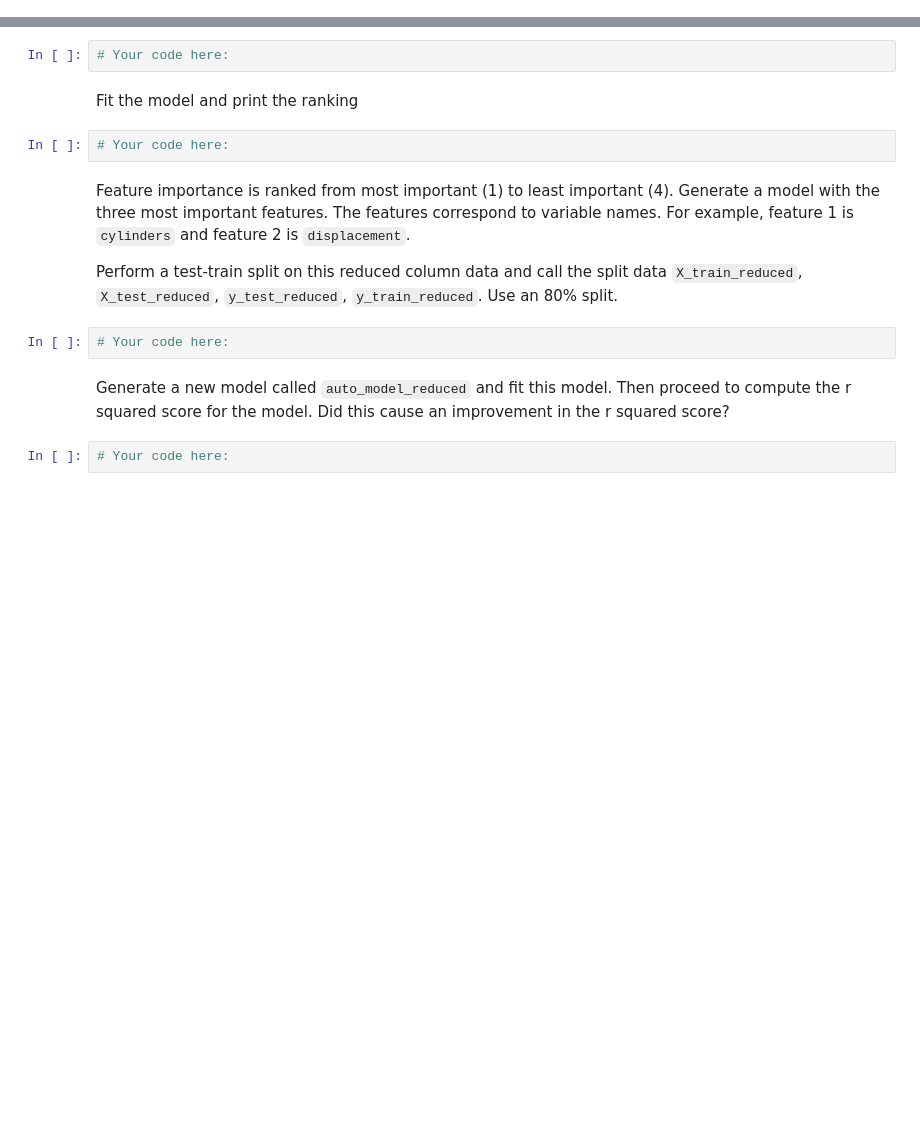
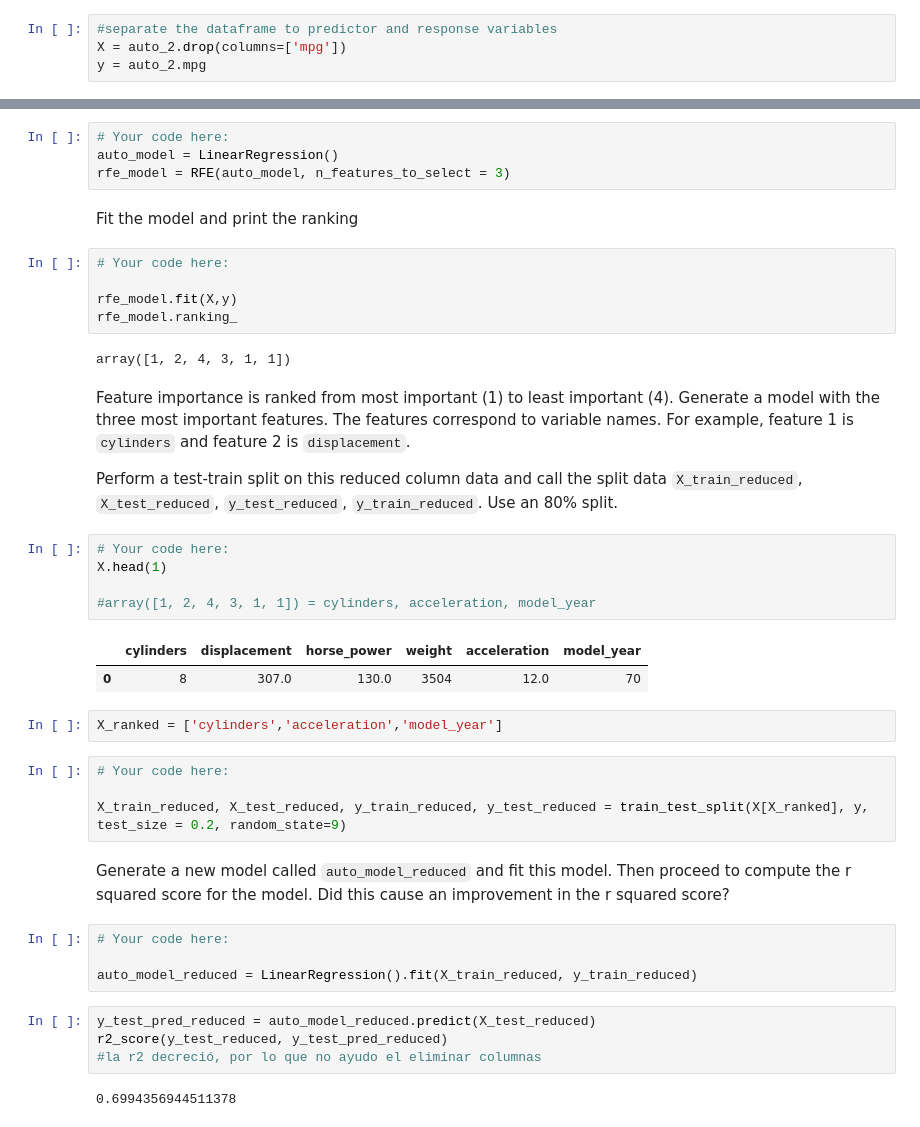
Before and after one commit to ta-data-mexpt/lab-intro-to-sklearn, a Jupyter notebook: your-code/main.ipynb, the cells around one changed output, grey strips where cells are left out. Saved outputs shown, nothing was run; the diff lists cells and outputs as text; blank space fills up the shorter version.

```diff
--- a/your-code/main.ipynb
+++ b/your-code/main.ipynb
@@ -102,0 +269,4 @@ Assign the predictor and response training data to `X_train` and `y_train` respe
+# %%
+#separate the dataframe to predictor and response variables
+X = auto_2.drop(columns=['mpg'])
+y = auto_2.mpg
@@ -154,17 +376,44 @@ In the next cell, we will import RFE
 Follow the documentation and initialize an RFE model using the `auto_model` linear regression model. Set `n_features_to_select=3`
 # %%
 # Your code here:
+auto_model = LinearRegression()
+rfe_model = RFE(auto_model, n_features_to_select = 3)
 # %% [markdown]
 Fit the model and print the ranking
 # %%
 # Your code here:
+
+rfe_model.fit(X,y)
+rfe_model.ranking_
+# %% [output]
+array([1, 2, 4, 3, 1, 1])
 # %% [markdown]
 Feature importance is ranked from most important (1) to least important (4). Generate a model with the three most important features. The features correspond to variable names. For example, feature 1 is `cylinders` and feature 2 is `displacement`.
 
 Perform a test-train split on this reduced column data and call the split data `X_train_reduced`, `X_test_reduced`, `y_test_reduced`, `y_train_reduced`. Use an 80% split.
-# %%
-# Your code here:
+# %%
+# Your code here:
+X.head(1)
+
+#array([1, 2, 4, 3, 1, 1]) = cylinders, acceleration, model_year
+# %% [output]
+|  | cylinders | displacement | horse_power | weight | acceleration | model_year |
+| 0 | 8 | 307.0 | 130.0 | 3504 | 12.0 | 70 |
+# %%
+X_ranked = ['cylinders','acceleration','model_year']
+# %%
+# Your code here:
+
+X_train_reduced, X_test_reduced, y_train_reduced, y_test_reduced = train_test_split(X[X_ranked], y, test_size = 0.2, random_state=9)
 # %% [markdown]
 Generate a new model called `auto_model_reduced` and fit this model. Then proceed to compute the r squared score for the model. Did this cause an improvement in the r squared score?
 # %%
 # Your code here:
+
+auto_model_reduced = LinearRegression().fit(X_train_reduced, y_train_reduced)
+# %%
+y_test_pred_reduced = auto_model_reduced.predict(X_test_reduced)
+r2_score(y_test_reduced, y_test_pred_reduced)
+#la r2 decreció, por lo que no ayudo el eliminar columnas
+# %% [output]
+0.6994356944511378
```
Also changed, not shown: parts of 44 cells of this notebook.
